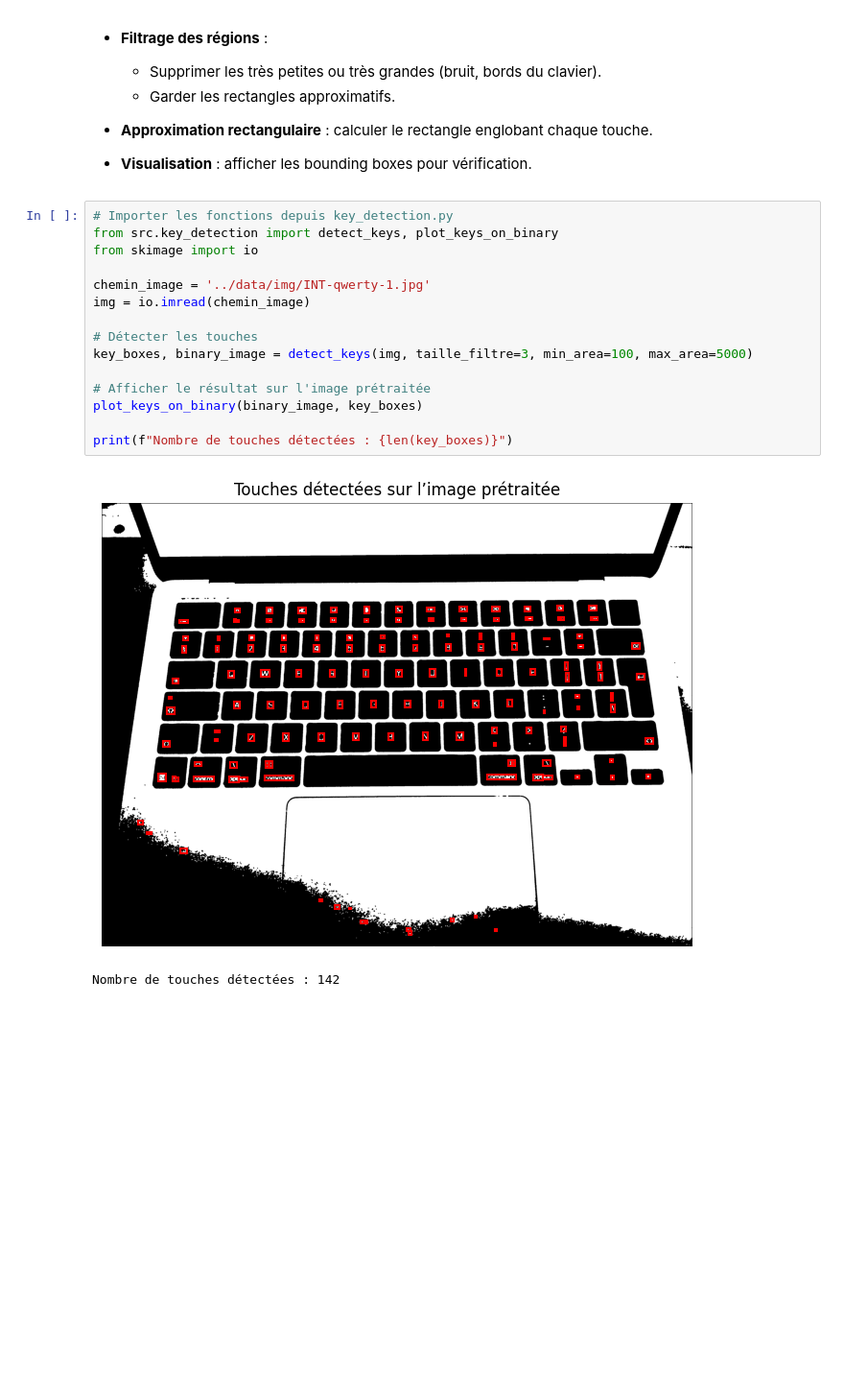
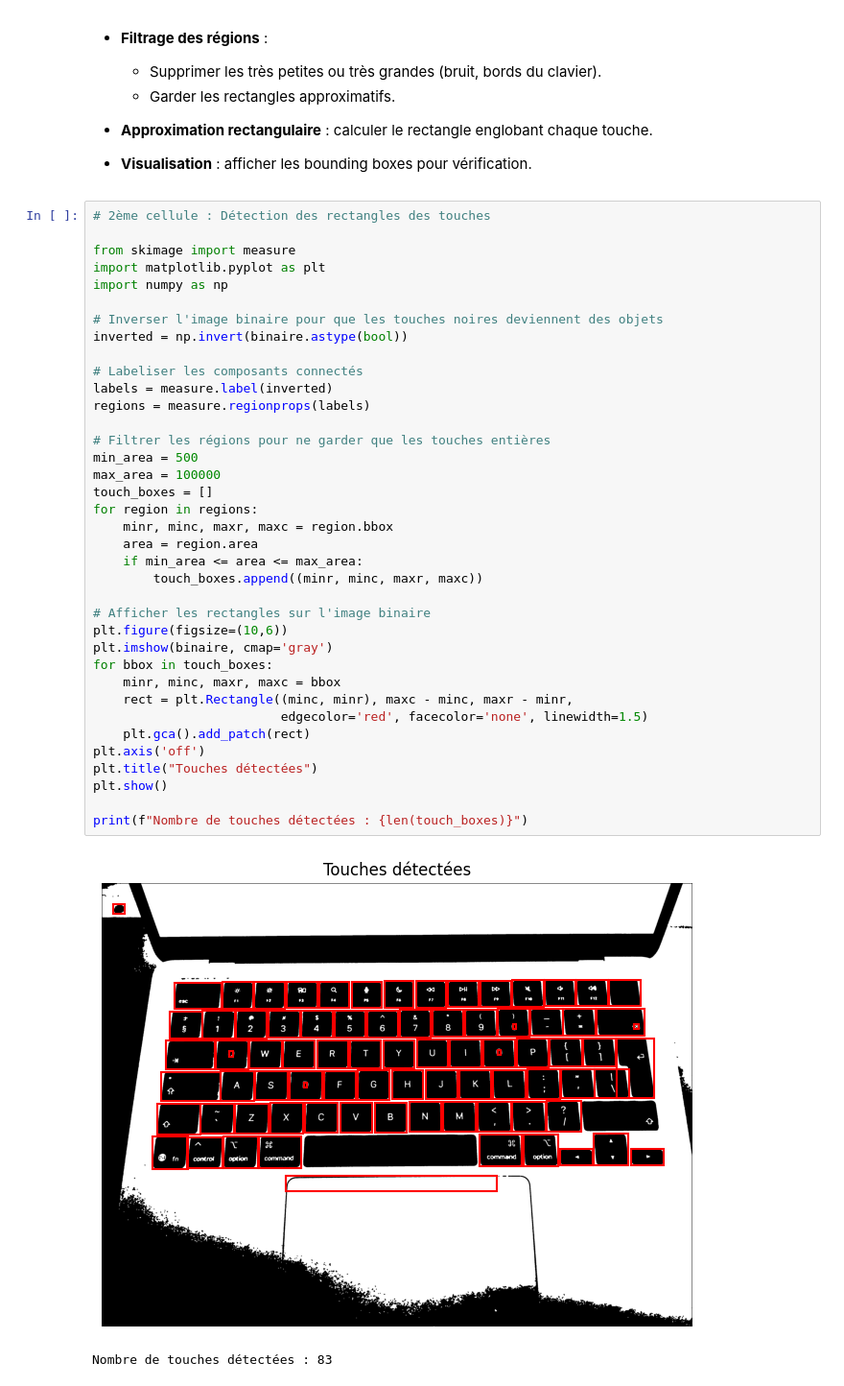
Before and after one commit to NicoHoed/EPHEC-Signaux-III, a Jupyter notebook: notebooks/keyboard_layout_detection.ipynb, the cells around one changed output. Shown at 96% size. Saved outputs shown, nothing was run; the diff lists cells and outputs as text; blank space fills up the shorter version.

Commit message:
changement de methode, bonne detection des touches

```diff
--- a/notebooks/keyboard_layout_detection.ipynb
+++ b/notebooks/keyboard_layout_detection.ipynb
@@ -55,20 +55,42 @@ plt.show()
 - **Approximation rectangulaire** : calculer le rectangle englobant chaque touche.
 - **Visualisation** : afficher les bounding boxes pour vérification.
 # %%
-# Importer les fonctions depuis key_detection.py
-from src.key_detection import detect_keys, plot_keys_on_binary
-from skimage import io
+# 2ème cellule : Détection des rectangles des touches
 
-chemin_image = '../data/img/INT-qwerty-1.jpg'
-img = io.imread(chemin_image)
+from skimage import measure
+import matplotlib.pyplot as plt
+import numpy as np
 
-# Détecter les touches
-key_boxes, binary_image = detect_keys(img, taille_filtre=3, min_area=100, max_area=5000)
+# Inverser l'image binaire pour que les touches noires deviennent des objets
+inverted = np.invert(binaire.astype(bool))
 
-# Afficher le résultat sur l'image prétraitée
-plot_keys_on_binary(binary_image, key_boxes)
+# Labeliser les composants connectés
+labels = measure.label(inverted)
+regions = measure.regionprops(labels)
 
-print(f"Nombre de touches détectées : {len(key_boxes)}")
+# Filtrer les régions pour ne garder que les touches entières
+min_area = 500
+max_area = 100000
+touch_boxes = []
+for region in regions:
+    minr, minc, maxr, maxc = region.bbox
+    area = region.area
+    if min_area <= area <= max_area:
+        touch_boxes.append((minr, minc, maxr, maxc))
+
+# Afficher les rectangles sur l'image binaire
+plt.figure(figsize=(10,6))
+plt.imshow(binaire, cmap='gray')
+for bbox in touch_boxes:
+    minr, minc, maxr, maxc = bbox
+    rect = plt.Rectangle((minc, minr), maxc - minc, maxr - minr,
+                         edgecolor='red', facecolor='none', linewidth=1.5)
+    plt.gca().add_patch(rect)
+plt.axis('off')
+plt.title("Touches détectées")
+plt.show()
+
+print(f"Nombre de touches détectées : {len(touch_boxes)}")
 # %% [output]
-[figure, old version]
+[figure, new version]
-Nombre de touches détectées : 142
+Nombre de touches détectées : 83
```
Also changed, not shown: parts of 1 cell of this notebook, 2 other files.
